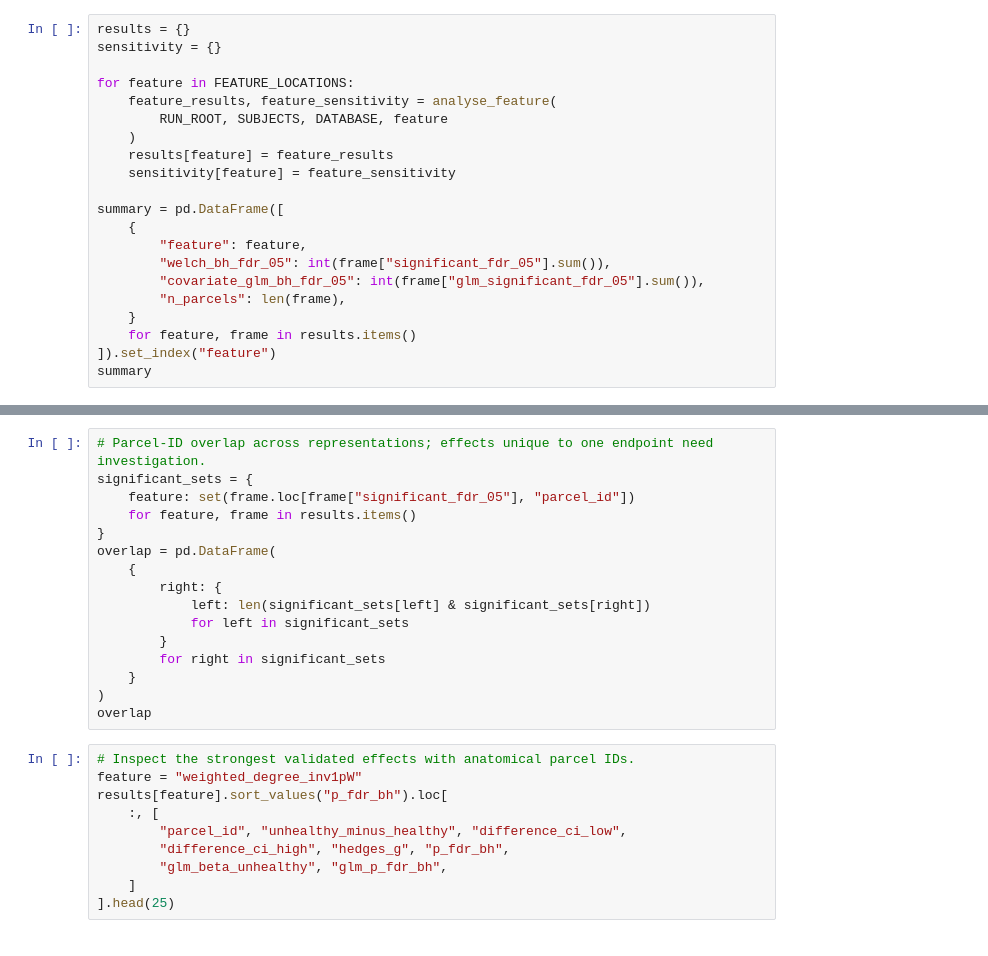
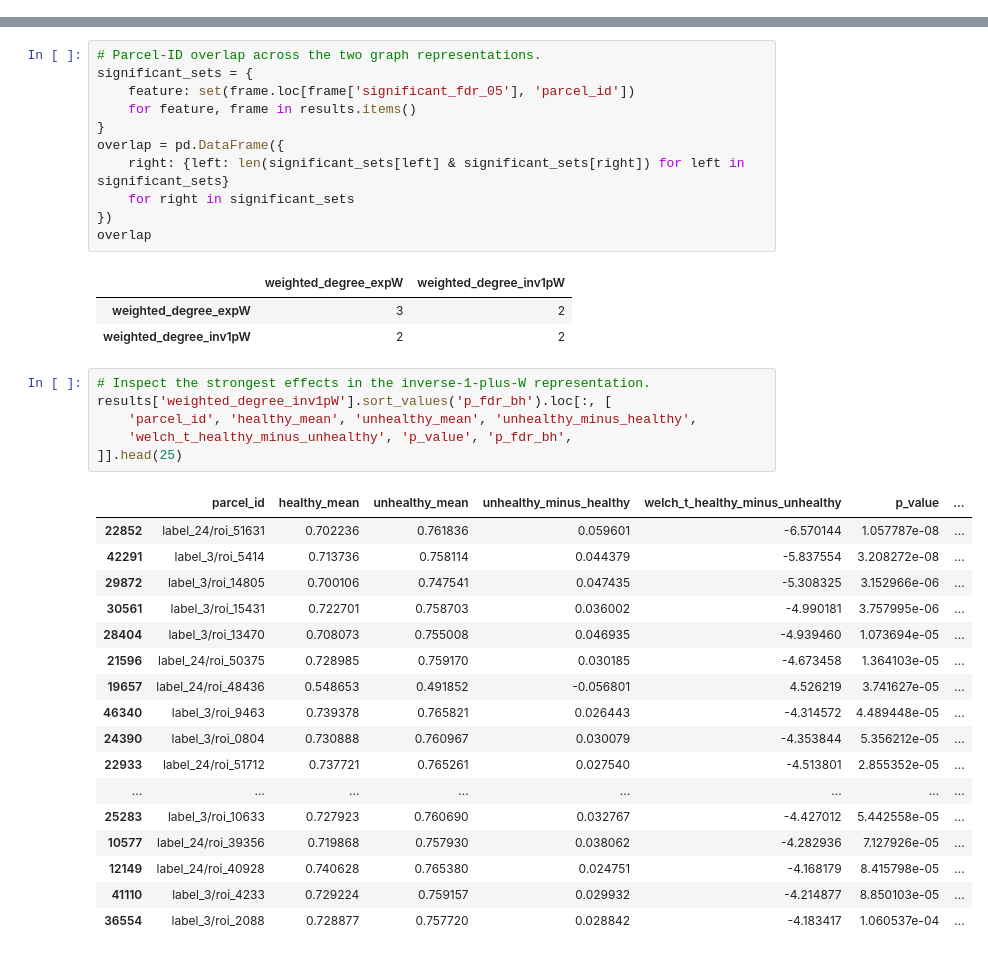
Before and after one commit to Lvcaa/parcellating_dbm, a Jupyter notebook: scripts/analysis/t_tests.ipynb, the cells around one changed output, grey strips where cells are left out. Cells and saved outputs as stored; diff of their text form.

Commit message:
feat: add standalone parcelwise t-test analysis

```diff
--- a/scripts/analysis/t_tests.ipynb
+++ b/scripts/analysis/t_tests.ipynb
@@ -32,21 +0,0 @@ The analysis below runs vectorized Welch tests with BH-FDR, Hedges' *g*, 95% con
-# %%
-results = {}
-sensitivity = {}
-
-for feature in FEATURE_LOCATIONS:
-    feature_results, feature_sensitivity = analyse_feature(
-        RUN_ROOT, SUBJECTS, DATABASE, feature
-    )
-    results[feature] = feature_results
-    sensitivity[feature] = feature_sensitivity
-
-summary = pd.DataFrame([
-    {
-        "feature": feature,
-        "welch_bh_fdr_05": int(frame["significant_fdr_05"].sum()),
-        "covariate_glm_bh_fdr_05": int(frame["glm_significant_fdr_05"].sum()),
-        "n_parcels": len(frame),
-    }
-    for feature, frame in results.items()
-]).set_index("feature")
-summary
@@ -53,27 +114,40 @@ summary
 # %%
-# Parcel-ID overlap across representations; effects unique to one endpoint need investigation.
+# Parcel-ID overlap across the two graph representations.
 significant_sets = {
-    feature: set(frame.loc[frame["significant_fdr_05"], "parcel_id"])
+    feature: set(frame.loc[frame['significant_fdr_05'], 'parcel_id'])
     for feature, frame in results.items()
 }
-overlap = pd.DataFrame(
-    {
-        right: {
-            left: len(significant_sets[left] & significant_sets[right])
-            for left in significant_sets
-        }
-        for right in significant_sets
-    }
-)
+overlap = pd.DataFrame({
+    right: {left: len(significant_sets[left] & significant_sets[right]) for left in significant_sets}
+    for right in significant_sets
+})
 overlap
+# %% [output]
+|  | weighted_degree_expW | weighted_degree_inv1pW |
+| weighted_degree_expW | 3 | 2 |
+| weighted_degree_inv1pW | 2 | 2 |
 # %%
-# Inspect the strongest validated effects with anatomical parcel IDs.
-feature = "weighted_degree_inv1pW"
-results[feature].sort_values("p_fdr_bh").loc[
-    :, [
-        "parcel_id", "unhealthy_minus_healthy", "difference_ci_low",
-        "difference_ci_high", "hedges_g", "p_fdr_bh",
-        "glm_beta_unhealthy", "glm_p_fdr_bh",
-    ]
-].head(25)
+# Inspect the strongest effects in the inverse-1-plus-W representation.
+results['weighted_degree_inv1pW'].sort_values('p_fdr_bh').loc[:, [
+    'parcel_id', 'healthy_mean', 'unhealthy_mean', 'unhealthy_minus_healthy',
+    'welch_t_healthy_minus_unhealthy', 'p_value', 'p_fdr_bh',
+]].head(25)
+# %% [output]
+|  | parcel_id | healthy_mean | unhealthy_mean | unhealthy_minus_healthy | welch_t_healthy_minus_unhealthy | p_value | ... |
+| 22852 | label_24/roi_51631 | 0.702236 | 0.761836 | 0.059601 | -6.570144 | 1.057787e-08 | ... |
+| 42291 | label_3/roi_5414 | 0.713736 | 0.758114 | 0.044379 | -5.837554 | 3.208272e-08 | ... |
+| 29872 | label_3/roi_14805 | 0.700106 | 0.747541 | 0.047435 | -5.308325 | 3.152966e-06 | ... |
+| 30561 | label_3/roi_15431 | 0.722701 | 0.758703 | 0.036002 | -4.990181 | 3.757995e-06 | ... |
+| 28404 | label_3/roi_13470 | 0.708073 | 0.755008 | 0.046935 | -4.939460 | 1.073694e-05 | ... |
+| 21596 | label_24/roi_50375 | 0.728985 | 0.759170 | 0.030185 | -4.673458 | 1.364103e-05 | ... |
+| 19657 | label_24/roi_48436 | 0.548653 | 0.491852 | -0.056801 | 4.526219 | 3.741627e-05 | ... |
+| 46340 | label_3/roi_9463 | 0.739378 | 0.765821 | 0.026443 | -4.314572 | 4.489448e-05 | ... |
+| 24390 | label_3/roi_0804 | 0.730888 | 0.760967 | 0.030079 | -4.353844 | 5.356212e-05 | ... |
+| 22933 | label_24/roi_51712 | 0.737721 | 0.765261 | 0.027540 | -4.513801 | 2.855352e-05 | ... |
+| ... | ... | ... | ... | ... | ... | ... | ... |
+| 25283 | label_3/roi_10633 | 0.727923 | 0.760690 | 0.032767 | -4.427012 | 5.442558e-05 | ... |
+| 10577 | label_24/roi_39356 | 0.719868 | 0.757930 | 0.038062 | -4.282936 | 7.127926e-05 | ... |
+| 12149 | label_24/roi_40928 | 0.740628 | 0.765380 | 0.024751 | -4.168179 | 8.415798e-05 | ... |
+| 41110 | label_3/roi_4233 | 0.729224 | 0.759157 | 0.029932 | -4.214877 | 8.850103e-05 | ... |
+| 36554 | label_3/roi_2088 | 0.728877 | 0.757720 | 0.028842 | -4.183417 | 1.060537e-04 | ... |
 # %%
```
Also changed, not shown: parts of 11 cells of this notebook.
